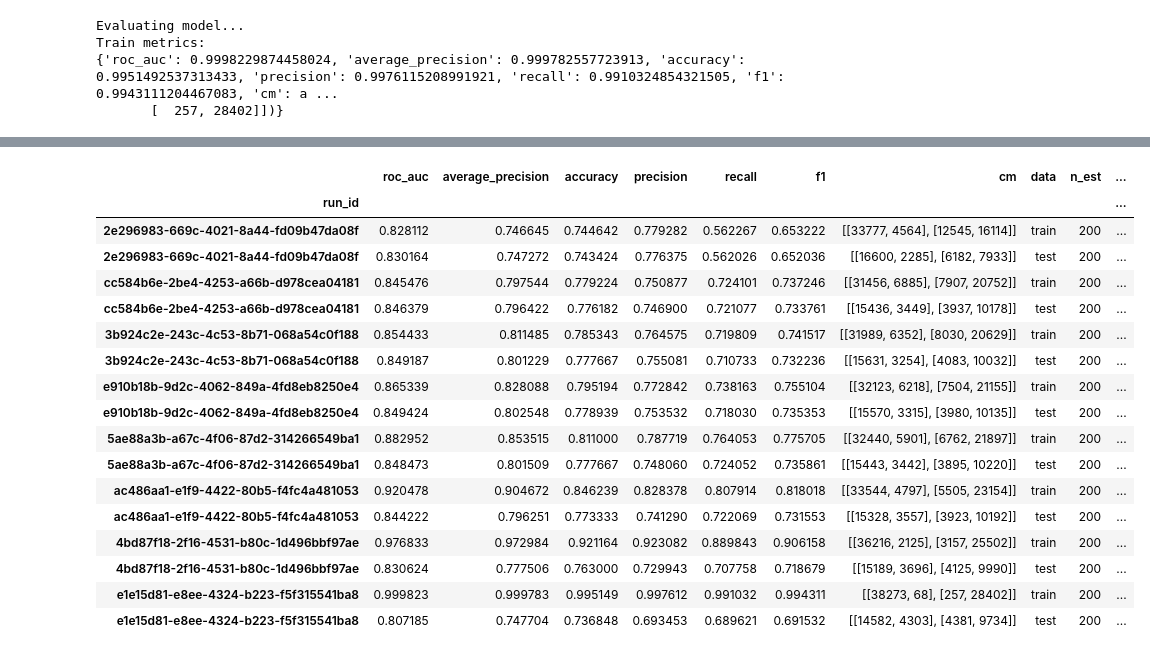
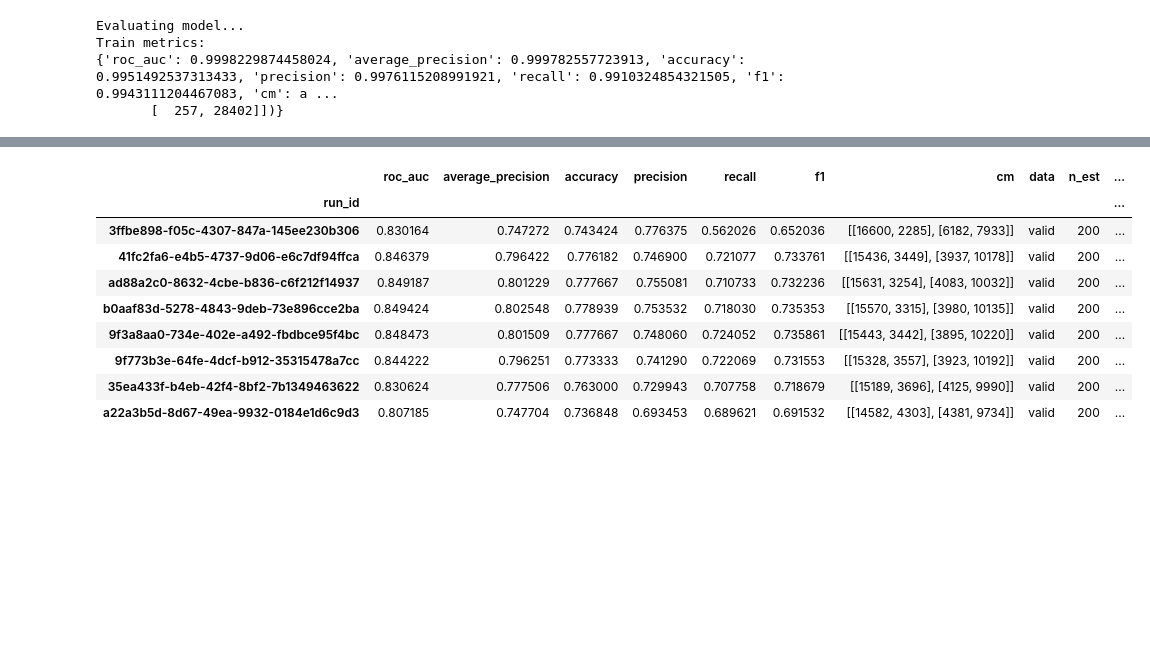
Before and after one commit to univai-community/mlops1, a Jupyter notebook: simplemodel-00.ipynb, the cells around one changed output, grey strips where cells are left out. Saved outputs shown, nothing was run; the diff lists cells and outputs as text; code cells hidden in the pictures; blank space fills up the shorter version.

```diff
--- a/simplemodel-00.ipynb
+++ b/simplemodel-00.ipynb
@@ -315,5 +339,5 @@ pr
 # %%
-test_metrics, test_plots = eval_model(model, X_test, y_test)
-print("Test metrics:")
-print(test_metrics)
+valid_metrics, valid_plots = eval_model(model, X_valid, y_valid)
+print("Validation metrics:")
+print(valid_metrics)
 # %% [output]
@@ -321,7 +345,2 @@ Test metrics:
 {'roc_auc': 0.8071851393546581, 'average_precision': 0.7477038696282681, 'accuracy': 0.7368484848484849, 'precision': 0.6934530170264301, 'recall': 0.6896209705986539, 'f1': 0.6915316851378233, 'cm':  ...
        [ 4381,  9734]])}
-# %%
-for k in test_plots:
-    print(k)
-    f = train_plots[k]
-    f.figure_.savefig(f"test_{k}.png")
@@ -332,4 +346,0 @@ pr
-# %%
-from IPython.display import Image, display
-for k in test_plots:
-    display(Image(f"test_{k}.png"))
@@ -341,0 +347,4 @@ for k in test_plots:
+# %%
+for k in valid_plots:
+    f = valid_plots[k]
+    f.plot()
@@ -412,22 +414,14 @@ Test metrics:
 # %%
-resudf = pd.DataFrame.from_records(metrics).set_index('run_id')
-resudf
+valid_resudf = pd.DataFrame.from_records(valid_metrics_list).set_index('run_id')
+valid_resudf
 # %% [output]
 |  | roc_auc | average_precision | accuracy | precision | recall | f1 | cm | data | n_est | ... |
 | run_id |  |  |  |  |  |  |  |  |  | ... |
-| 2e296983-669c-4021-8a44-fd09b47da08f | 0.828112 | 0.746645 | 0.744642 | 0.779282 | 0.562267 | 0.653222 | [[33777, 4564], [12545, 16114]] | train | 200 | ... |
-| 2e296983-669c-4021-8a44-fd09b47da08f | 0.830164 | 0.747272 | 0.743424 | 0.776375 | 0.562026 | 0.652036 | [[16600, 2285], [6182, 7933]] | test | 200 | ... |
-| cc584b6e-2be4-4253-a66b-d978cea04181 | 0.845476 | 0.797544 | 0.779224 | 0.750877 | 0.724101 | 0.737246 | [[31456, 6885], [7907, 20752]] | train | 200 | ... |
-| cc584b6e-2be4-4253-a66b-d978cea04181 | 0.846379 | 0.796422 | 0.776182 | 0.746900 | 0.721077 | 0.733761 | [[15436, 3449], [3937, 10178]] | test | 200 | ... |
-| 3b924c2e-243c-4c53-8b71-068a54c0f188 | 0.854433 | 0.811485 | 0.785343 | 0.764575 | 0.719809 | 0.741517 | [[31989, 6352], [8030, 20629]] | train | 200 | ... |
-| 3b924c2e-243c-4c53-8b71-068a54c0f188 | 0.849187 | 0.801229 | 0.777667 | 0.755081 | 0.710733 | 0.732236 | [[15631, 3254], [4083, 10032]] | test | 200 | ... |
-| e910b18b-9d2c-4062-849a-4fd8eb8250e4 | 0.865339 | 0.828088 | 0.795194 | 0.772842 | 0.738163 | 0.755104 | [[32123, 6218], [7504, 21155]] | train | 200 | ... |
-| e910b18b-9d2c-4062-849a-4fd8eb8250e4 | 0.849424 | 0.802548 | 0.778939 | 0.753532 | 0.718030 | 0.735353 | [[15570, 3315], [3980, 10135]] | test | 200 | ... |
-| 5ae88a3b-a67c-4f06-87d2-314266549ba1 | 0.882952 | 0.853515 | 0.811000 | 0.787719 | 0.764053 | 0.775705 | [[32440, 5901], [6762, 21897]] | train | 200 | ... |
-| 5ae88a3b-a67c-4f06-87d2-314266549ba1 | 0.848473 | 0.801509 | 0.777667 | 0.748060 | 0.724052 | 0.735861 | [[15443, 3442], [3895, 10220]] | test | 200 | ... |
-| ac486aa1-e1f9-4422-80b5-f4fc4a481053 | 0.920478 | 0.904672 | 0.846239 | 0.828378 | 0.807914 | 0.818018 | [[33544, 4797], [5505, 23154]] | train | 200 | ... |
-| ac486aa1-e1f9-4422-80b5-f4fc4a481053 | 0.844222 | 0.796251 | 0.773333 | 0.741290 | 0.722069 | 0.731553 | [[15328, 3557], [3923, 10192]] | test | 200 | ... |
-| 4bd87f18-2f16-4531-b80c-1d496bbf97ae | 0.976833 | 0.972984 | 0.921164 | 0.923082 | 0.889843 | 0.906158 | [[36216, 2125], [3157, 25502]] | train | 200 | ... |
-| 4bd87f18-2f16-4531-b80c-1d496bbf97ae | 0.830624 | 0.777506 | 0.763000 | 0.729943 | 0.707758 | 0.718679 | [[15189, 3696], [4125, 9990]] | test | 200 | ... |
-| e1e15d81-e8ee-4324-b223-f5f315541ba8 | 0.999823 | 0.999783 | 0.995149 | 0.997612 | 0.991032 | 0.994311 | [[38273, 68], [257, 28402]] | train | 200 | ... |
-| e1e15d81-e8ee-4324-b223-f5f315541ba8 | 0.807185 | 0.747704 | 0.736848 | 0.693453 | 0.689621 | 0.691532 | [[14582, 4303], [4381, 9734]] | test | 200 | ... |
+| 3ffbe898-f05c-4307-847a-145ee230b306 | 0.830164 | 0.747272 | 0.743424 | 0.776375 | 0.562026 | 0.652036 | [[16600, 2285], [6182, 7933]] | valid | 200 | ... |
+| 41fc2fa6-e4b5-4737-9d06-e6c7df94ffca | 0.846379 | 0.796422 | 0.776182 | 0.746900 | 0.721077 | 0.733761 | [[15436, 3449], [3937, 10178]] | valid | 200 | ... |
+| ad88a2c0-8632-4cbe-b836-c6f212f14937 | 0.849187 | 0.801229 | 0.777667 | 0.755081 | 0.710733 | 0.732236 | [[15631, 3254], [4083, 10032]] | valid | 200 | ... |
+| b0aaf83d-5278-4843-9deb-73e896cce2ba | 0.849424 | 0.802548 | 0.778939 | 0.753532 | 0.718030 | 0.735353 | [[15570, 3315], [3980, 10135]] | valid | 200 | ... |
+| 9f3a8aa0-734e-402e-a492-fbdbce95f4bc | 0.848473 | 0.801509 | 0.777667 | 0.748060 | 0.724052 | 0.735861 | [[15443, 3442], [3895, 10220]] | valid | 200 | ... |
+| 9f773b3e-64fe-4dcf-b912-35315478a7cc | 0.844222 | 0.796251 | 0.773333 | 0.741290 | 0.722069 | 0.731553 | [[15328, 3557], [3923, 10192]] | valid | 200 | ... |
+| 35ea433f-b4eb-42f4-8bf2-7b1349463622 | 0.830624 | 0.777506 | 0.763000 | 0.729943 | 0.707758 | 0.718679 | [[15189, 3696], [4125, 9990]] | valid | 200 | ... |
+| a22a3b5d-8d67-49ea-9932-0184e1d6c9d3 | 0.807185 | 0.747704 | 0.736848 | 0.693453 | 0.689621 | 0.691532 | [[14582, 4303], [4381, 9734]] | valid | 200 | ... |
```
Also changed, not shown: parts of 56 cells of this notebook.
